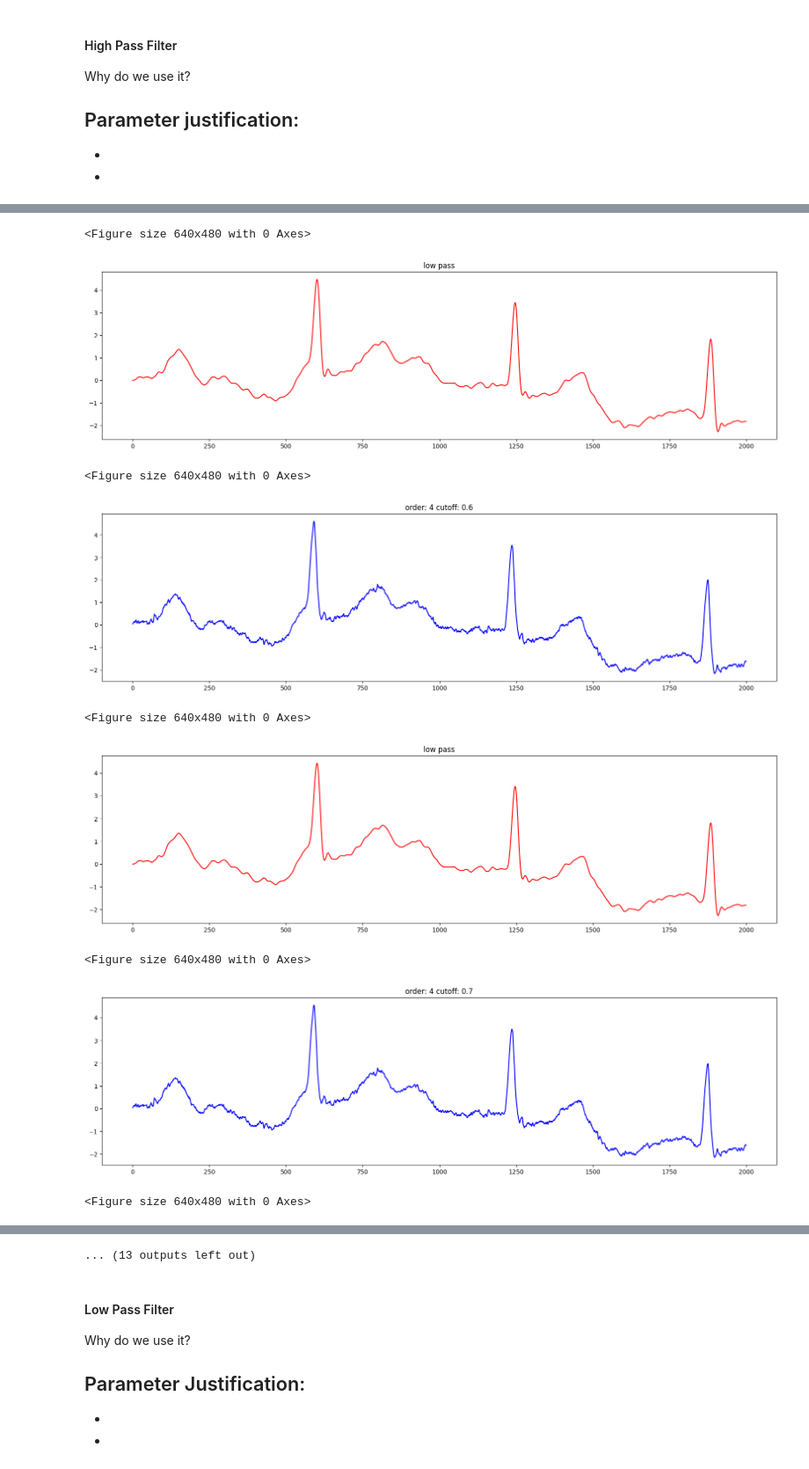
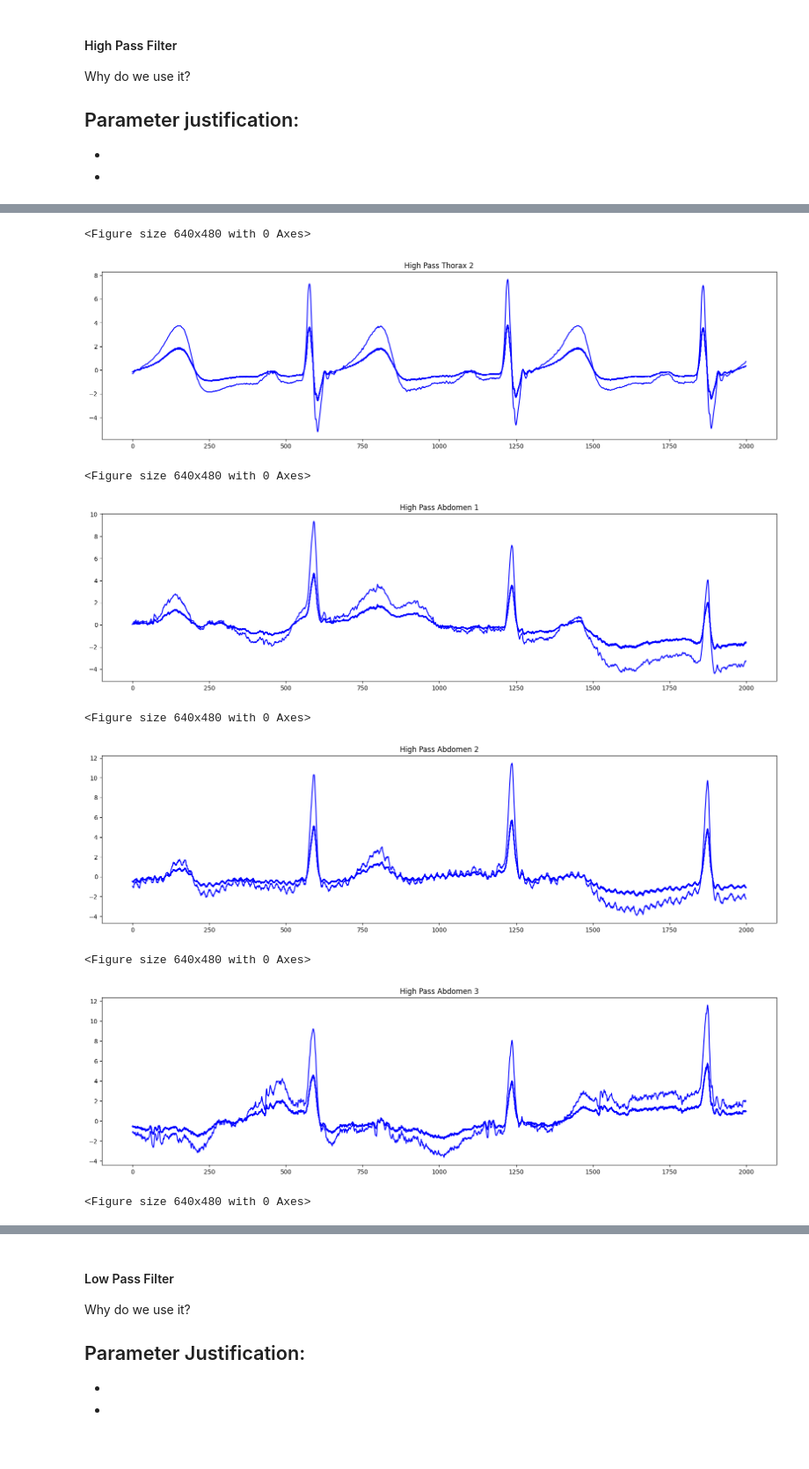
Before and after one commit to arasaniu/aml, a Jupyter notebook: src/main.ipynb, the cells around one changed output, grey strips where cells are left out. Shown at 88% size. Drawn from its saved outputs; the diff is of its cells as text; code cells hidden in the pictures.

```diff
--- a/src/main.ipynb
+++ b/src/main.ipynb
@@ -70,21 +58,15 @@ fs = 1000
 
 thorax1 = highpass_filter(thorax1, cutoff_baseline, fs)
 thorax2 = highpass_filter(thorax2, cutoff_baseline, fs)
-# abdomen1 = highpass_filter(abdomen1, cutoff_baseline, fs)
+abdomen1 = highpass_filter(abdomen1, cutoff_baseline, fs)
 abdomen2 = highpass_filter(abdomen2, cutoff_baseline, fs)
 abdomen3 = highpass_filter(abdomen3, cutoff_baseline, fs)
 
-# TEMPORARY
-cutoff_baseline = [0.5, 0.6, 0.7, 0.8, 0.9, 1]
-for f in cutoff_baseline:
-    plot_signal(highpass_filter(abdomen1, f, fs, order=4)[:, -1], f"order: {4} cutoff: {f}")
-    plot_signal(lowpass_filter(highpass_filter(abdomen1, f, fs, order=4)[:, -1], 40, fs), f"low pass", color='red')
-
 # Plot signal with high pass filter applied
-# plot_signal(thorax1, "High Pass Thorax 1")
-# plot_signal(thorax2, "High Pass Thorax 2")
-# plot_signal(abdomen1, "High Pass Abdomen 1")
-# plot_signal(abdomen2, "High Pass Abdomen 2")
-# plot_signal(abdomen3, "High Pass Abdomen 3")
+plot_signal(thorax1, "High Pass Thorax 1")
+plot_signal(thorax2, "High Pass Thorax 2")
+plot_signal(abdomen1, "High Pass Abdomen 1")
+plot_signal(abdomen2, "High Pass Abdomen 2")
+plot_signal(abdomen3, "High Pass Abdomen 3")
 # %% [output]
 <Figure size 640x480 with 0 Axes>
@@ -92,9 +74,9 @@ for f in cutoff_baseline:
 <Figure size 640x480 with 0 Axes>
-[figure, old version]
+[figure, new version]
 <Figure size 640x480 with 0 Axes>
-[figure, old version]
+[figure, new version]
 <Figure size 640x480 with 0 Axes>
-[figure, old version]
+[figure, new version]
 <Figure size 640x480 with 0 Axes>
-[figure, old version]
+[figure, new version]
 <Figure size 640x480 with 0 Axes>
@@ -102,4 +83,3 @@ for f in cutoff_baseline:
-... (13 outputs left out)
 # %% [markdown]
 #### Low Pass Filter
 Why do we use it?
```
Also changed, not shown: parts of 5 cells of this notebook, 1 other file.
